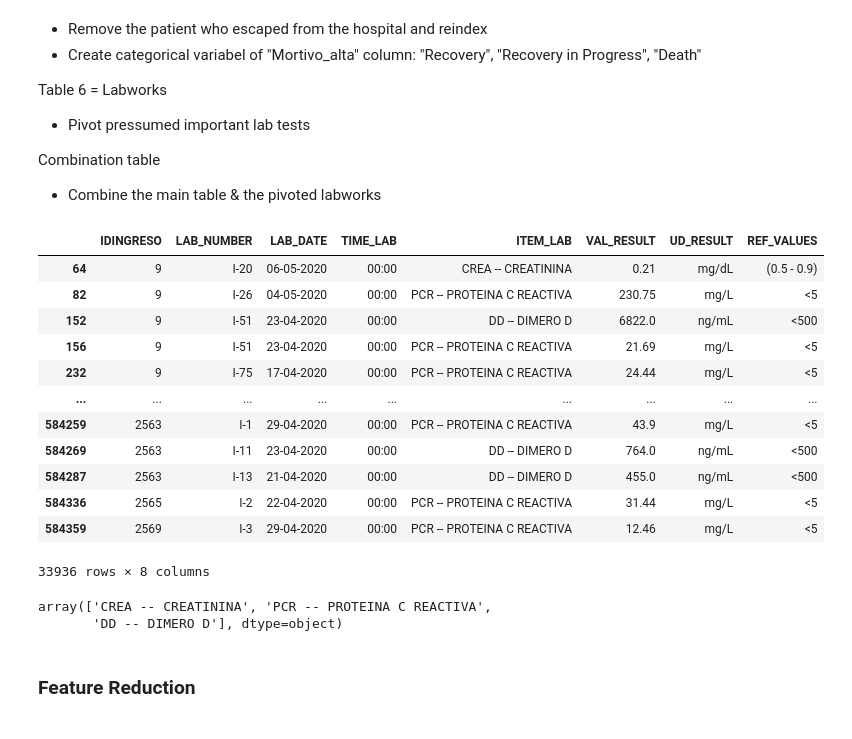
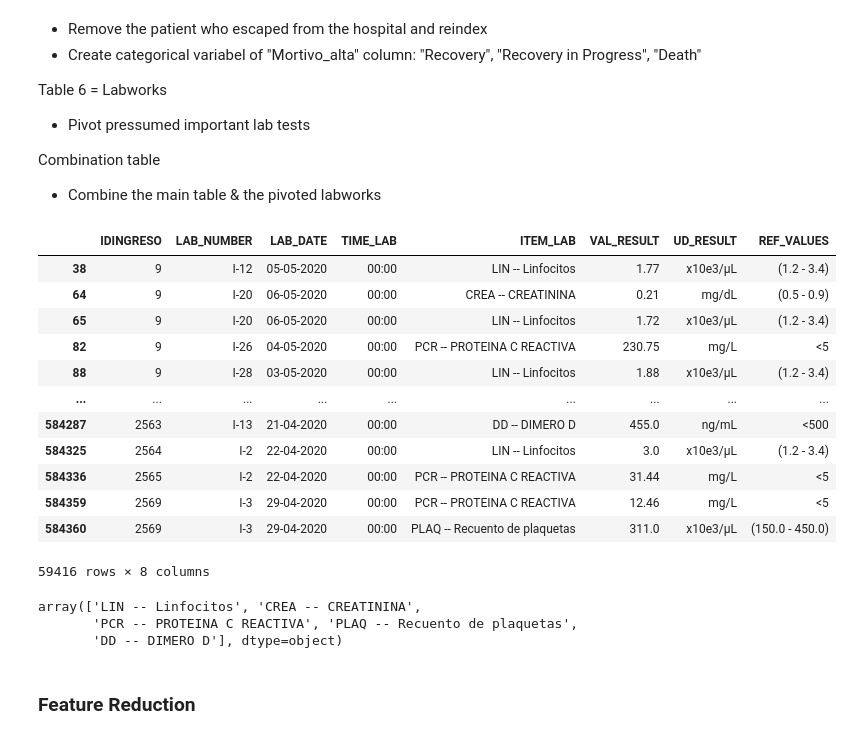
Before and after one commit to KarinWiberg/AI_in_Healthcare_Hackathon_COVID_Prediction, a Jupyter notebook: scripts/feature_selection_cleaning-batch-2_v0.ipynb, the cells around one changed output. Drawn from its saved outputs; the diff is of its cells as text; code cells hidden in the pictures.

```diff
--- a/scripts/feature_selection_cleaning-batch-2.ipynb
+++ b/scripts/feature_selection_cleaning-batch-2_v0.ipynb
@@ -125,28 +157,32 @@ labworks = data24.copy()
 # Reset index main
 main.reset_index(inplace=True)
 # %%
-# Pivot labworks
-tests = ['PLAQ -- SISTEMATICO DE SANGRE', 'PCR -- PROTEINA C REACTIVA', 'CREA -- CREATININA', 'LIN -- SISTEMATICO DE SANGRE', 'DD -- DIMERO D']
+# Pivot labworks - Help are these they same as for batch 1?
+# {'LIN -- Linfocitos': 'LIN -- SISTEMATICO DE SANGRE',
+  #'PLAQ -- Recuento de plaquetas': 'PLAQ -- SISTEMATICO DE SANGRE'}, inplace=True)
+
+tests = ['PLAQ -- Recuento de plaquetas', 'PCR -- PROTEINA C REACTIVA', 'CREA -- CREATININA', 'LIN -- Linfocitos', 'DD -- DIMERO D']
 labworks_ed = labworks[labworks.ITEM_LAB.isin(tests)]
 labworks_ed
 # %% [output]
 |  | IDINGRESO | LAB_NUMBER | LAB_DATE | TIME_LAB | ITEM_LAB | VAL_RESULT | UD_RESULT | REF_VALUES |
+| 38 | 9 | I-12 | 05-05-2020 | 00:00 | LIN -- Linfocitos | 1.77 | x10e3/µL | (1.2 - 3.4) |
 | 64 | 9 | I-20 | 06-05-2020 | 00:00 | CREA -- CREATININA | 0.21 | mg/dL | (0.5 - 0.9) |
+| 65 | 9 | I-20 | 06-05-2020 | 00:00 | LIN -- Linfocitos | 1.72 | x10e3/µL | (1.2 - 3.4) |
 | 82 | 9 | I-26 | 04-05-2020 | 00:00 | PCR -- PROTEINA C REACTIVA | 230.75 | mg/L | <5 |
-| 152 | 9 | I-51 | 23-04-2020 | 00:00 | DD -- DIMERO D | 6822.0 | ng/mL | <500 |
-| 156 | 9 | I-51 | 23-04-2020 | 00:00 | PCR -- PROTEINA C REACTIVA | 21.69 | mg/L | <5 |
-| 232 | 9 | I-75 | 17-04-2020 | 00:00 | PCR -- PROTEINA C REACTIVA | 24.44 | mg/L | <5 |
+| 88 | 9 | I-28 | 03-05-2020 | 00:00 | LIN -- Linfocitos | 1.88 | x10e3/µL | (1.2 - 3.4) |
 | ... | ... | ... | ... | ... | ... | ... | ... | ... |
-| 584259 | 2563 | I-1 | 29-04-2020 | 00:00 | PCR -- PROTEINA C REACTIVA | 43.9 | mg/L | <5 |
-| 584269 | 2563 | I-11 | 23-04-2020 | 00:00 | DD -- DIMERO D | 764.0 | ng/mL | <500 |
 | 584287 | 2563 | I-13 | 21-04-2020 | 00:00 | DD -- DIMERO D | 455.0 | ng/mL | <500 |
+| 584325 | 2564 | I-2 | 22-04-2020 | 00:00 | LIN -- Linfocitos | 3.0 | x10e3/µL | (1.2 - 3.4) |
 | 584336 | 2565 | I-2 | 22-04-2020 | 00:00 | PCR -- PROTEINA C REACTIVA | 31.44 | mg/L | <5 |
 | 584359 | 2569 | I-3 | 29-04-2020 | 00:00 | PCR -- PROTEINA C REACTIVA | 12.46 | mg/L | <5 |
+| 584360 | 2569 | I-3 | 29-04-2020 | 00:00 | PLAQ -- Recuento de plaquetas | 311.0 | x10e3/µL | (150.0 - 450.0) |
-33936 rows × 8 columns
+59416 rows × 8 columns
 # %%
 labworks_ed.ITEM_LAB.unique()
 # %% [output]
-array(['CREA -- CREATININA', 'PCR -- PROTEINA C REACTIVA',
+array(['LIN -- Linfocitos', 'CREA -- CREATININA',
+       'PCR -- PROTEINA C REACTIVA', 'PLAQ -- Recuento de plaquetas',
        'DD -- DIMERO D'], dtype=object)
 # %% [markdown]
 ### Feature Reduction
```
Also changed, not shown: parts of 11 cells of this notebook, 8 other files.
